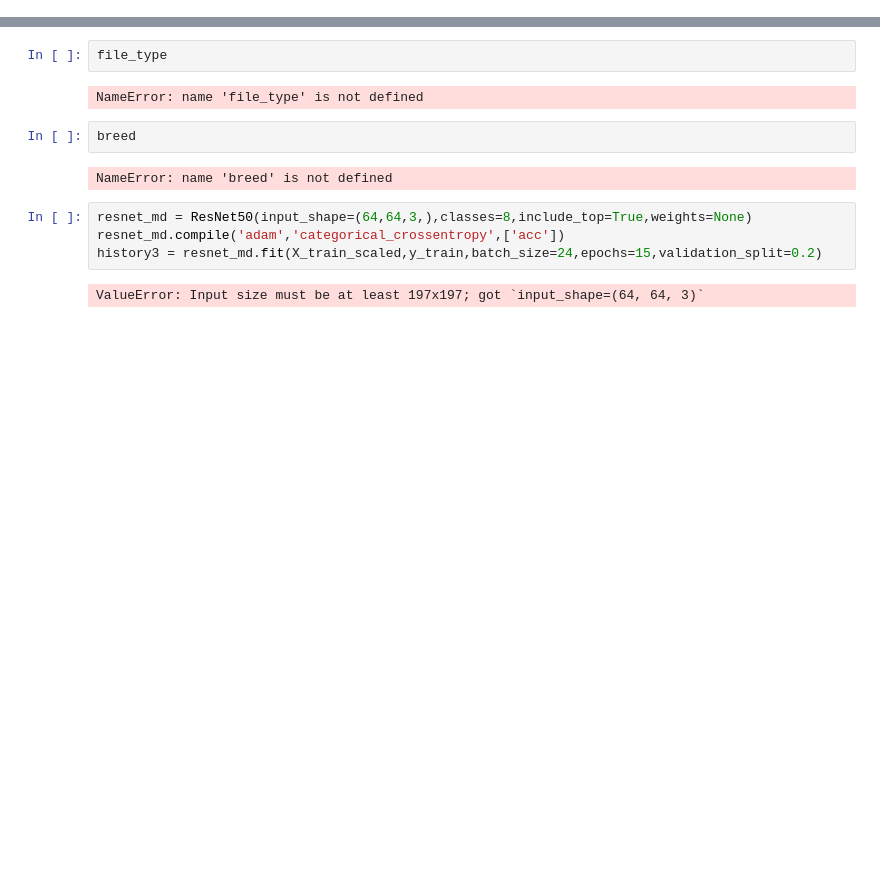
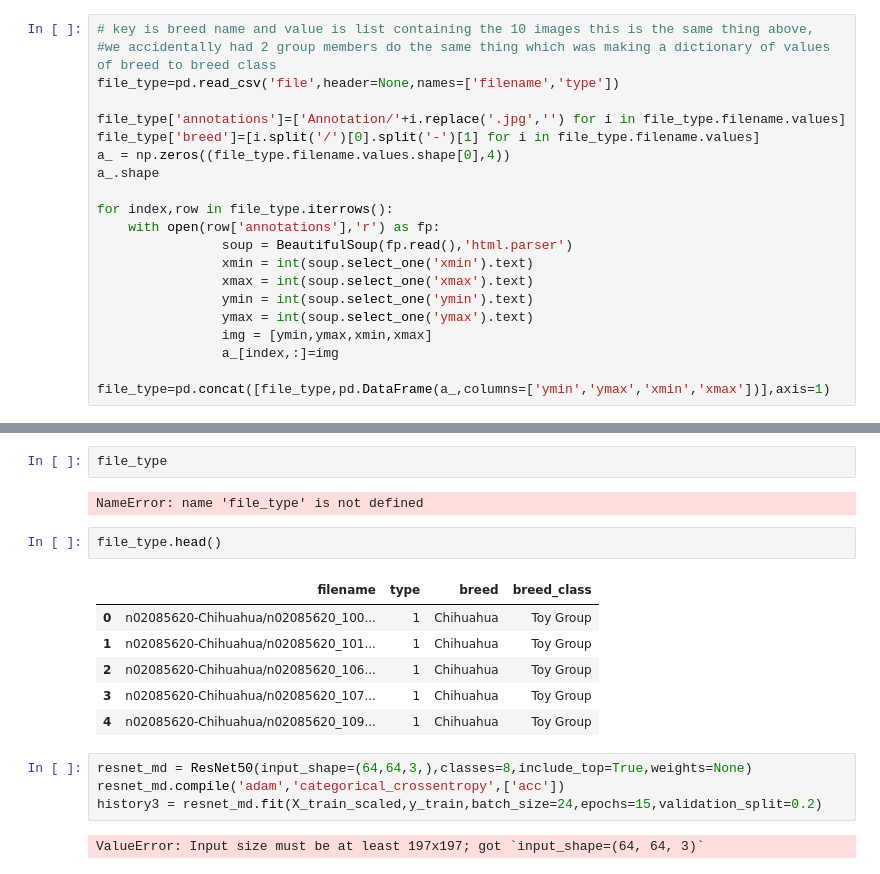
Before and after one commit to ayshaw/Dog-Breed-Project, a Jupyter notebook: milestone_3.ipynb, the cells around one changed output, grey strips where cells are left out. Drawn from its saved outputs; the diff is of its cells as text; blank space fills up the shorter version.

Commit message:
made dataframe with annotations

```diff
--- a/milestone_3.ipynb
+++ b/milestone_3.ipynb
@@ -339,3 +339,24 @@ Epoch 14/15
 Epoch 15/15
 12/11 [================================] - 50s 4s/step - loss: 13.4808 - acc: 0.163
 <keras.callbacks.History at 0x...>
+# %%
+# key is breed name and value is list containing the 10 images this is the same thing above,
+#we accidentally had 2 group members do the same thing which was making a dictionary of values of breed to breed class
+file_type=pd.read_csv('file',header=None,names=['filename','type'])
+
+file_type['annotations']=['Annotation/'+i.replace('.jpg','') for i in file_type.filename.values]
+file_type['breed']=[i.split('/')[0].split('-')[1] for i in file_type.filename.values]
+a_ = np.zeros((file_type.filename.values.shape[0],4))
+a_.shape
+
+for index,row in file_type.iterrows():
+    with open(row['annotations'],'r') as fp:
+                soup = BeautifulSoup(fp.read(),'html.parser')
+                xmin = int(soup.select_one('xmin').text)
+                xmax = int(soup.select_one('xmax').text)
+                ymin = int(soup.select_one('ymin').text)
+                ymax = int(soup.select_one('ymax').text)
+                img = [ymin,ymax,xmin,xmax]
+                a_[index,:]=img
+
+file_type=pd.concat([file_type,pd.DataFrame(a_,columns=['ymin','ymax','xmin','xmax'])],axis=1)
@@ -387,10 +409,15 @@ TypeError: set_xlabel() missing 1 required positional argument: 'xlabel'
 file_type
 # %% [output]
 NameError: name 'file_type' is not defined
-# %%
-breed
-# %% [output]
-NameError: name 'breed' is not defined
+# %%
+file_type.head()
+# %% [output]
+|  | filename | type | breed | breed_class |
+| 0 | n02085620-Chihuahua/n02085620_100... | 1 | Chihuahua | Toy Group |
+| 1 | n02085620-Chihuahua/n02085620_101... | 1 | Chihuahua | Toy Group |
+| 2 | n02085620-Chihuahua/n02085620_106... | 1 | Chihuahua | Toy Group |
+| 3 | n02085620-Chihuahua/n02085620_107... | 1 | Chihuahua | Toy Group |
+| 4 | n02085620-Chihuahua/n02085620_109... | 1 | Chihuahua | Toy Group |
 # %%
 resnet_md = ResNet50(input_shape=(64,64,3,),classes=8,include_top=True,weights=None)
 resnet_md.compile('adam','categorical_crossentropy',['acc'])
```
Also changed, not shown: parts of 3 cells of this notebook.
